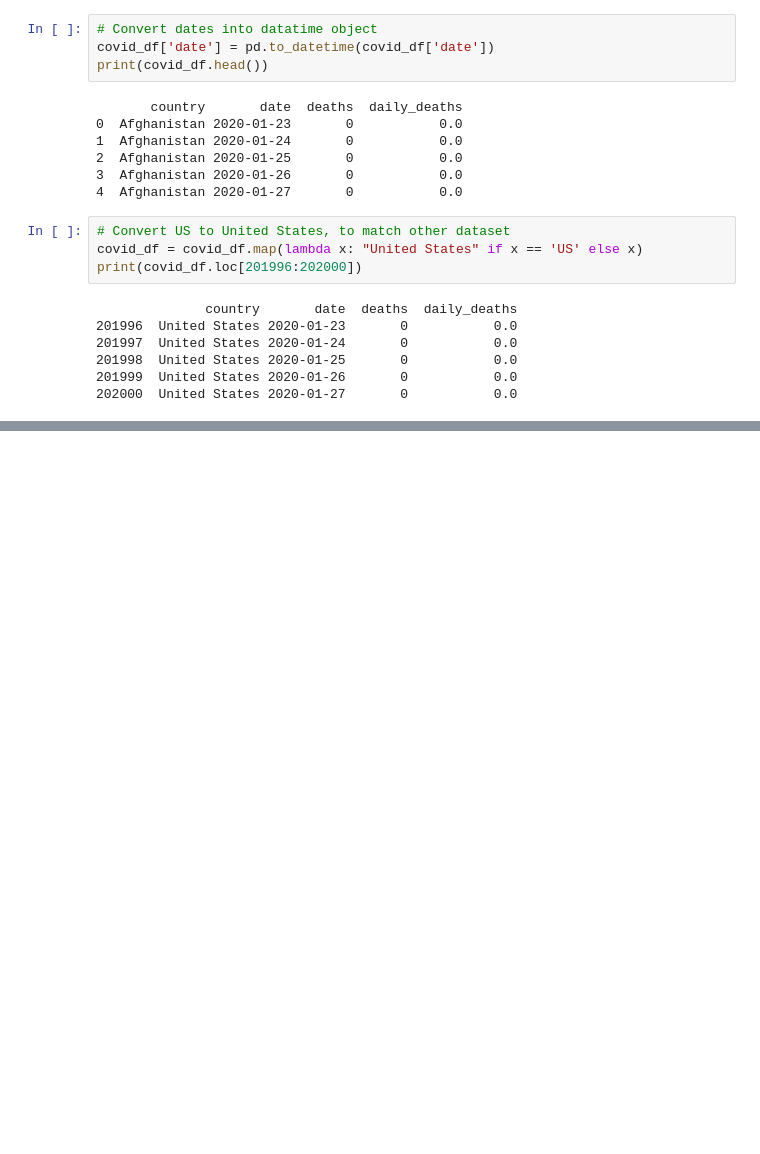
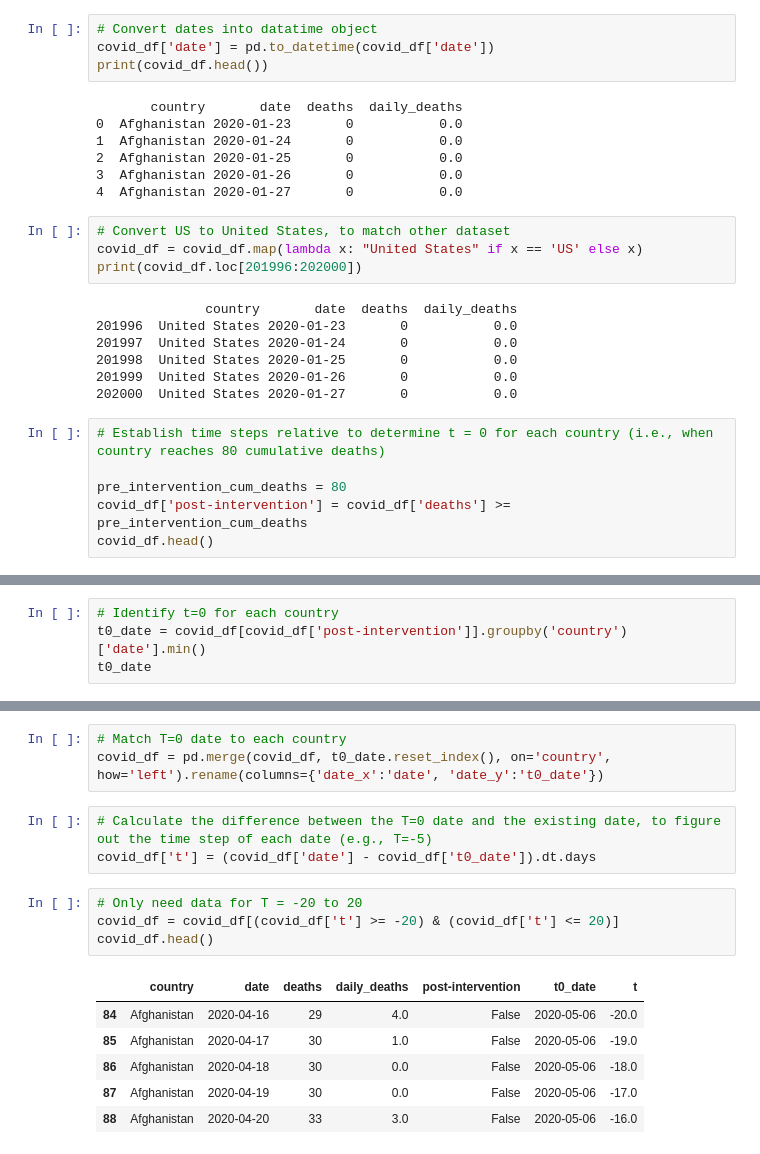
Before and after one commit to Arohrba5/mitx-causal-inference-with-covid-data, a Jupyter notebook: MITx_IDS_S24x_SyntheticInterventionRecitation.ipynb, the cells around one changed output, grey strips where cells are left out. Cells and saved outputs as stored; diff of their text form; blank space fills up the shorter version.

Commit message:
Finished cleaning the data

```diff
--- a/MITx_IDS_S24x_SyntheticInterventionRecitation.ipynb
+++ b/MITx_IDS_S24x_SyntheticInterventionRecitation.ipynb
@@ -80,3 +80,9 @@ print(covid_df.loc[201996:202000])
 201998  United States 2020-01-25       0           0.0
 201999  United States 2020-01-26       0           0.0
 202000  United States 2020-01-27       0           0.0
+# %%
+# Establish time steps relative to determine t = 0 for each country (i.e., when country reaches 80 cumulative deaths)
+
+pre_intervention_cum_deaths = 80
+covid_df['post-intervention'] = covid_df['deaths'] >= pre_intervention_cum_deaths
+covid_df.head()
@@ -82,0 +96,4 @@ print(covid_df.loc[201996:202000])
+# %%
+# Identify t=0 for each country
+t0_date = covid_df[covid_df['post-intervention']].groupby('country')['date'].min()
+t0_date
@@ -82,0 +116,17 @@ print(covid_df.loc[201996:202000])
+# %%
+# Match T=0 date to each country
+covid_df = pd.merge(covid_df, t0_date.reset_index(), on='country', how='left').rename(columns={'date_x':'date', 'date_y':'t0_date'})
+# %%
+# Calculate the difference between the T=0 date and the existing date, to figure out the time step of each date (e.g., T=-5)
+covid_df['t'] = (covid_df['date'] - covid_df['t0_date']).dt.days
+# %%
+# Only need data for T = -20 to 20
+covid_df = covid_df[(covid_df['t'] >= -20) & (covid_df['t'] <= 20)]
+covid_df.head()
+# %% [output]
+|  | country | date | deaths | daily_deaths | post-intervention | t0_date | t |
+| 84 | Afghanistan | 2020-04-16 | 29 | 4.0 | False | 2020-05-06 | -20.0 |
+| 85 | Afghanistan | 2020-04-17 | 30 | 1.0 | False | 2020-05-06 | -19.0 |
+| 86 | Afghanistan | 2020-04-18 | 30 | 0.0 | False | 2020-05-06 | -18.0 |
+| 87 | Afghanistan | 2020-04-19 | 30 | 0.0 | False | 2020-05-06 | -17.0 |
+| 88 | Afghanistan | 2020-04-20 | 33 | 3.0 | False | 2020-05-06 | -16.0 |
```
Also changed, not shown: parts of 11 cells of this notebook.
